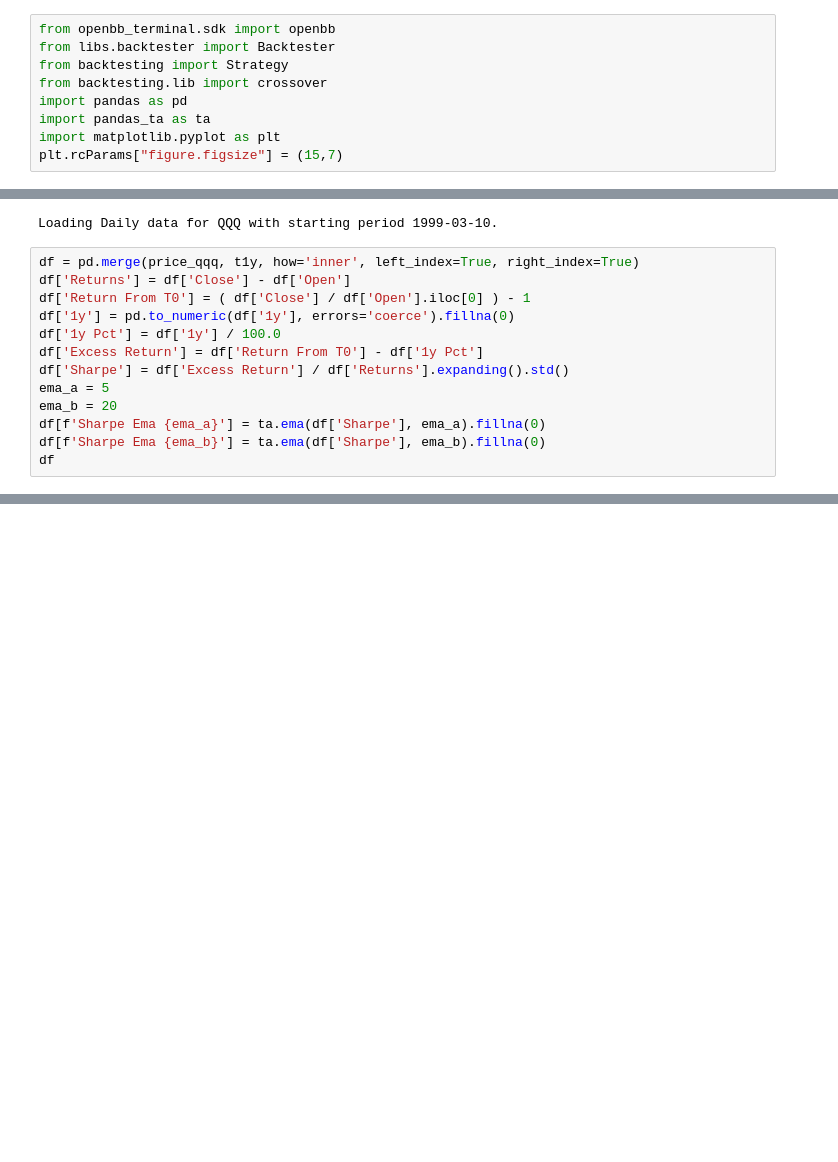
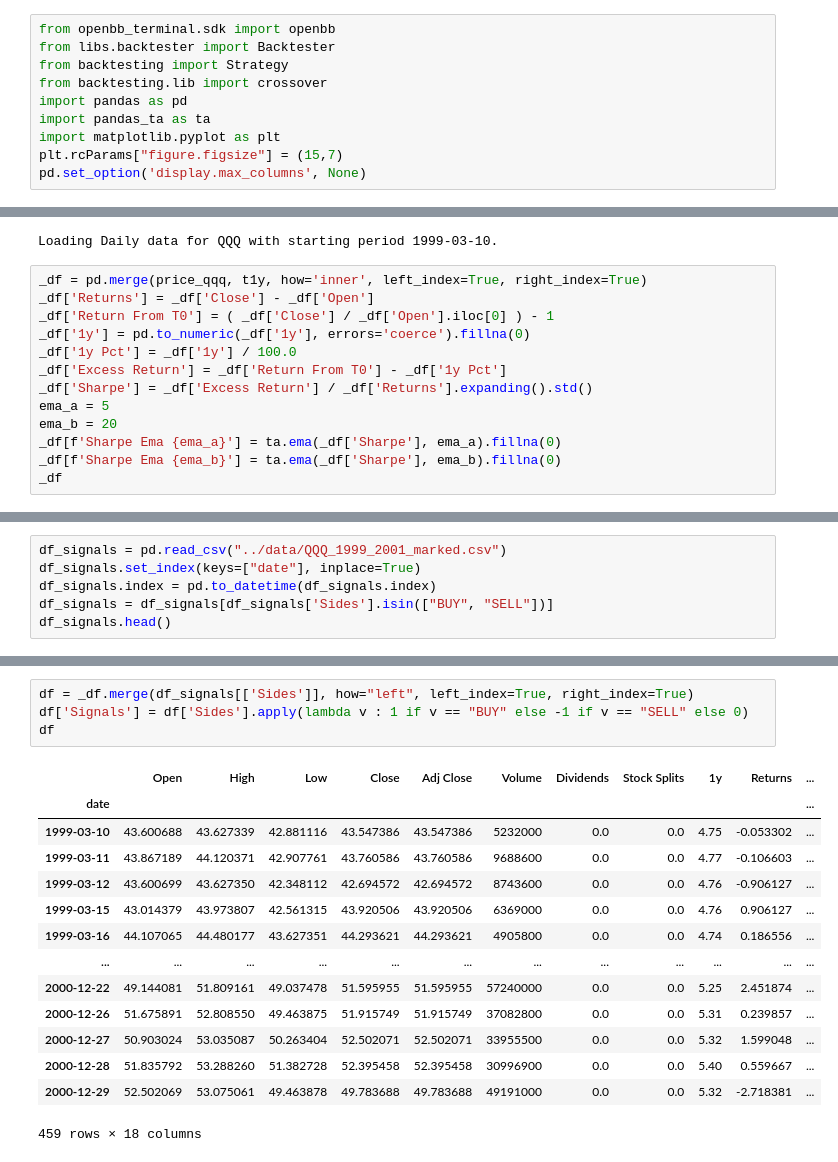
Before and after one commit to victortangggg/trading, a Jupyter notebook: research/TQQQ.ipynb, the cells around one changed output, grey strips where cells are left out. Cells and saved outputs as stored; diff of their text form; blank space fills up the shorter version.

```diff
--- a/research/TQQQ.ipynb
+++ b/research/TQQQ.ipynb
@@ -7,6 +7,7 @@ import pandas as pd
 import pandas_ta as ta
 import matplotlib.pyplot as plt
 plt.rcParams["figure.figsize"] = (15,7)
+pd.set_option('display.max_columns', None)
 # %%
 start_date = '1999-01-01'
 end_date = '2001-01-01'
@@ -24,18 +25,18 @@ openbb.economy.treasury_chart(maturities=['1y'], start_date=start_date, end_date
 # %% [output]
 Loading Daily data for QQQ with starting period 1999-03-10.
 # %%
-df = pd.merge(price_qqq, t1y, how='inner', left_index=True, right_index=True)
-df['Returns'] = df['Close'] - df['Open']
-df['Return From T0'] = ( df['Close'] / df['Open'].iloc[0] ) - 1
-df['1y'] = pd.to_numeric(df['1y'], errors='coerce').fillna(0)
-df['1y Pct'] = df['1y'] / 100.0
-df['Excess Return'] = df['Return From T0'] - df['1y Pct']
-df['Sharpe'] = df['Excess Return'] / df['Returns'].expanding().std()
+_df = pd.merge(price_qqq, t1y, how='inner', left_index=True, right_index=True)
+_df['Returns'] = _df['Close'] - _df['Open']
+_df['Return From T0'] = ( _df['Close'] / _df['Open'].iloc[0] ) - 1
+_df['1y'] = pd.to_numeric(_df['1y'], errors='coerce').fillna(0)
+_df['1y Pct'] = _df['1y'] / 100.0
+_df['Excess Return'] = _df['Return From T0'] - _df['1y Pct']
+_df['Sharpe'] = _df['Excess Return'] / _df['Returns'].expanding().std()
 ema_a = 5
 ema_b = 20
-df[f'Sharpe Ema {ema_a}'] = ta.ema(df['Sharpe'], ema_a).fillna(0)
-df[f'Sharpe Ema {ema_b}'] = ta.ema(df['Sharpe'], ema_b).fillna(0)
-df
+_df[f'Sharpe Ema {ema_a}'] = ta.ema(_df['Sharpe'], ema_a).fillna(0)
+_df[f'Sharpe Ema {ema_b}'] = ta.ema(_df['Sharpe'], ema_b).fillna(0)
+_df
 # %% [output]
 |  | Open | High | Low | Close | Adj Close | Volume | Dividends | Stock Splits | 1y | Returns | ... |
 | date |  |  |  |  |  |  |  |  |  |  | ... |
@@ -90,0 +81,6 @@ df['Sharpe below'] = (df['Sharpe Ema 20'] - df['Sharpe']).apply(lambda v: v if v
+# %%
+df_signals = pd.read_csv("../data/QQQ_1999_2001_marked.csv")
+df_signals.set_index(keys=["date"], inplace=True)
+df_signals.index = pd.to_datetime(df_signals.index)
+df_signals = df_signals[df_signals['Sides'].isin(["BUY", "SELL"])]
+df_signals.head()
@@ -91,3 +95,22 @@ df['Sharpe below'] = (df['Sharpe Ema 20'] - df['Sharpe']).apply(lambda v: v if v
+# %%
+df = _df.merge(df_signals[['Sides']], how="left", left_index=True, right_index=True)
+df['Signals'] = df['Sides'].apply(lambda v : 1 if v == "BUY" else -1 if v == "SELL" else 0)
+df
+# %% [output]
+|  | Open | High | Low | Close | Adj Close | Volume | Dividends | Stock Splits | 1y | Returns | ... |
+| date |  |  |  |  |  |  |  |  |  |  | ... |
+| 1999-03-10 | 43.600688 | 43.627339 | 42.881116 | 43.547386 | 43.547386 | 5232000 | 0.0 | 0.0 | 4.75 | -0.053302 | ... |
+| 1999-03-11 | 43.867189 | 44.120371 | 42.907761 | 43.760586 | 43.760586 | 9688600 | 0.0 | 0.0 | 4.77 | -0.106603 | ... |
+| 1999-03-12 | 43.600699 | 43.627350 | 42.348112 | 42.694572 | 42.694572 | 8743600 | 0.0 | 0.0 | 4.76 | -0.906127 | ... |
+| 1999-03-15 | 43.014379 | 43.973807 | 42.561315 | 43.920506 | 43.920506 | 6369000 | 0.0 | 0.0 | 4.76 | 0.906127 | ... |
+| 1999-03-16 | 44.107065 | 44.480177 | 43.627351 | 44.293621 | 44.293621 | 4905800 | 0.0 | 0.0 | 4.74 | 0.186556 | ... |
+| ... | ... | ... | ... | ... | ... | ... | ... | ... | ... | ... | ... |
+| 2000-12-22 | 49.144081 | 51.809161 | 49.037478 | 51.595955 | 51.595955 | 57240000 | 0.0 | 0.0 | 5.25 | 2.451874 | ... |
+| 2000-12-26 | 51.675891 | 52.808550 | 49.463875 | 51.915749 | 51.915749 | 37082800 | 0.0 | 0.0 | 5.31 | 0.239857 | ... |
+| 2000-12-27 | 50.903024 | 53.035087 | 50.263404 | 52.502071 | 52.502071 | 33955500 | 0.0 | 0.0 | 5.32 | 1.599048 | ... |
+| 2000-12-28 | 51.835792 | 53.288260 | 51.382728 | 52.395458 | 52.395458 | 30996900 | 0.0 | 0.0 | 5.40 | 0.559667 | ... |
+| 2000-12-29 | 52.502069 | 53.075061 | 49.463878 | 49.783688 | 49.783688 | 49191000 | 0.0 | 0.0 | 5.32 | -2.718381 | ... |
+459 rows × 18 columns
 # %%
 def extract(df, column):
     return df[column]
```
Also changed, not shown: parts of 11 cells of this notebook, 5 other files.
